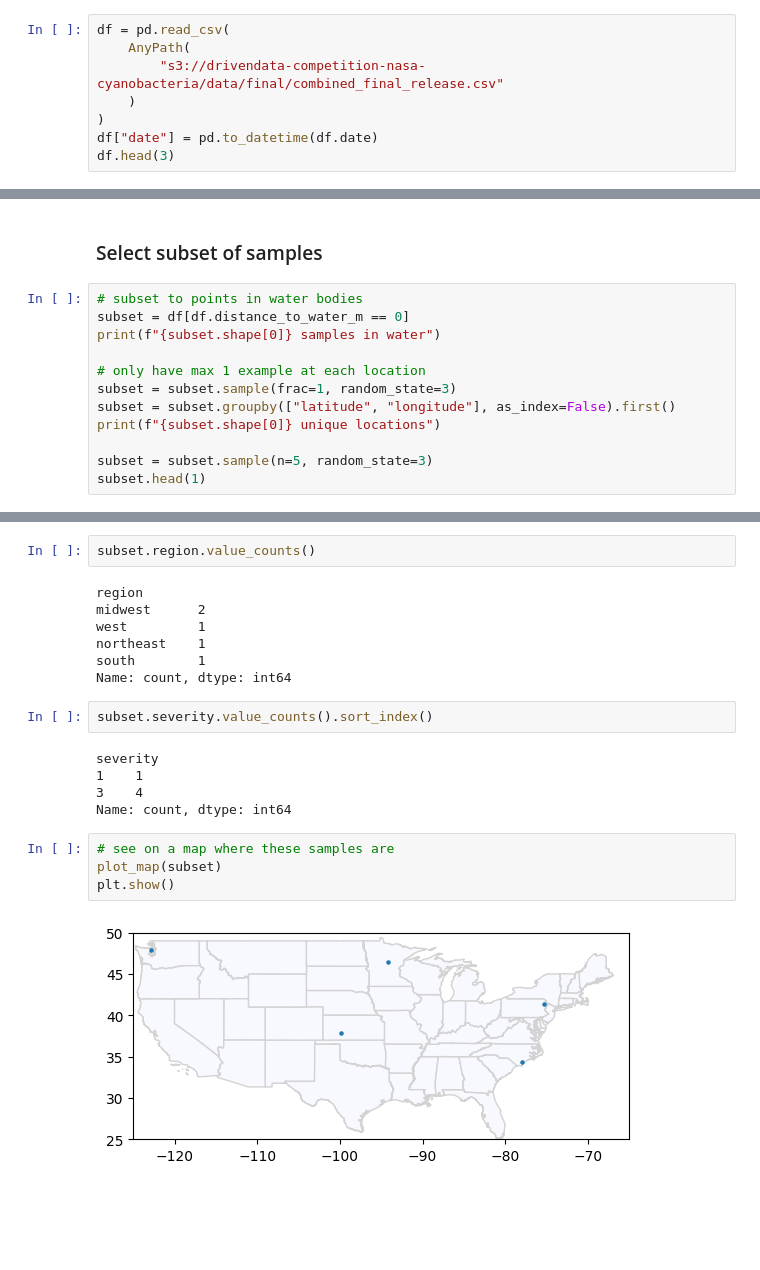
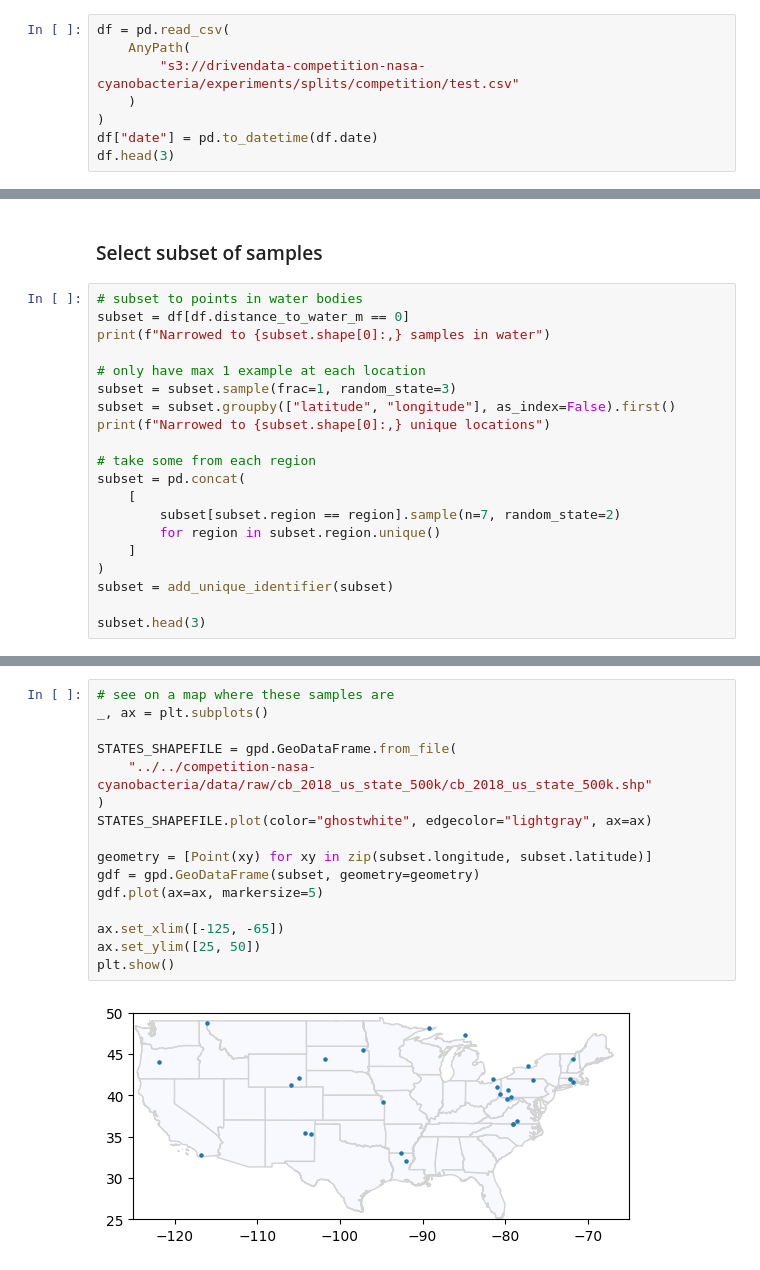
Before and after one commit to drivendataorg/cyfi, a Jupyter notebook: notebooks/1.0-klw-qa-check-samples.ipynb, the cells around one changed output, grey strips where cells are left out. Drawn from its saved outputs; the diff is of its cells as text; blank space fills up the shorter version.

Commit message:
only pull qa samples from test set

```diff
--- a/notebooks/1.0-klw-qa-check-samples.ipynb
+++ b/notebooks/1.0-klw-qa-check-samples.ipynb
@@ -34,7 +19,7 @@ def plot_map(df, markersize=5, **kwargs):
 # %%
 df = pd.read_csv(
     AnyPath(
-        "s3://drivendata-competition-nasa-cyanobacteria/data/final/combined_final_release.csv"
+        "s3://drivendata-competition-nasa-cyanobacteria/experiments/splits/competition/test.csv"
     )
 )
 df["date"] = pd.to_datetime(df.date)
@@ -49,13 +34,21 @@ df.head(3)
 # %%
 # subset to points in water bodies
 subset = df[df.distance_to_water_m == 0]
-print(f"{subset.shape[0]} samples in water")
+print(f"Narrowed to {subset.shape[0]:,} samples in water")
 
 # only have max 1 example at each location
 subset = subset.sample(frac=1, random_state=3)
 subset = subset.groupby(["latitude", "longitude"], as_index=False).first()
-print(f"{subset.shape[0]} unique locations")
+print(f"Narrowed to {subset.shape[0]:,} unique locations")
 
-subset = subset.sample(n=5, random_state=3)
-subset.head(1)
+# take some from each region
+subset = pd.concat(
+    [
+        subset[subset.region == region].sample(n=7, random_state=2)
+        for region in subset.region.unique()
+    ]
+)
+subset = add_unique_identifier(subset)
+
+subset.head(3)
 # %% [output]
@@ -66,22 +62,18 @@ subset.head(1)
-# %%
-subset.region.value_counts()
-# %% [output]
-region
-midwest      2
-west         1
-northeast    1
-south        1
-Name: count, dtype: int64
-# %%
-subset.severity.value_counts().sort_index()
-# %% [output]
-severity
-1    1
-3    4
-Name: count, dtype: int64
 # %%
 # see on a map where these samples are
-plot_map(subset)
+_, ax = plt.subplots()
+
+STATES_SHAPEFILE = gpd.GeoDataFrame.from_file(
+    "../../competition-nasa-cyanobacteria/data/raw/cb_2018_us_state_500k/cb_2018_us_state_500k.shp"
+)
+STATES_SHAPEFILE.plot(color="ghostwhite", edgecolor="lightgray", ax=ax)
+
+geometry = [Point(xy) for xy in zip(subset.longitude, subset.latitude)]
+gdf = gpd.GeoDataFrame(subset, geometry=geometry)
+gdf.plot(ax=ax, markersize=5)
+
+ax.set_xlim([-125, -65])
+ax.set_ylim([25, 50])
 plt.show()
 # %% [output]
-[figure, old version]
+[figure, new version]
```
Also changed, not shown: parts of 14 cells of this notebook, 1 other file.
